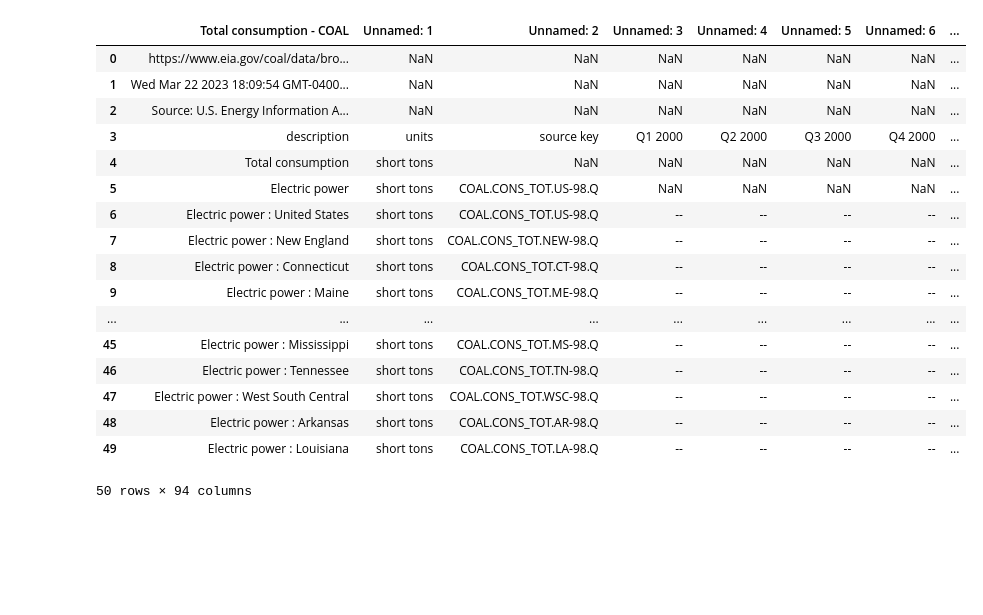
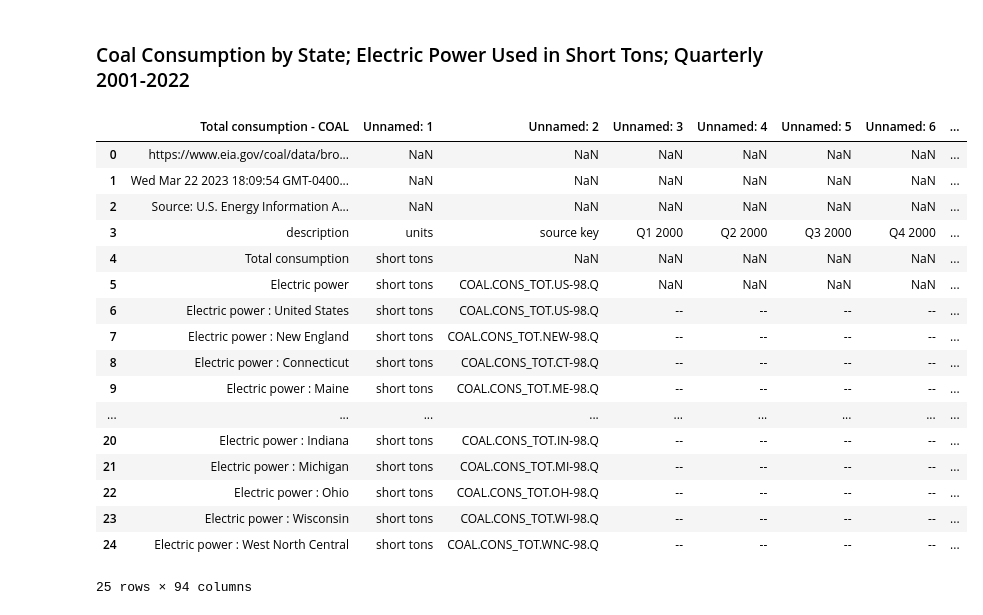
Before and after one commit to rohan-r-kulkarni/energy_analytics, a Jupyter notebook: climate_eda.ipynb, the cells around one changed output. Drawn from its saved outputs; the diff is of its cells as text; code cells hidden in the pictures; blank space fills up the shorter version.

```diff
--- a/climate_eda.ipynb
+++ b/climate_eda.ipynb
@@ -1,25 +1,27 @@
 # %%
 import numpy as np
 import pandas as pd
+# %% [markdown]
+<h3>Coal Consumption by State; Electric Power Used in Short Tons; Quarterly 2001-2022</h3>
 # %%
 coal = pd.read_csv("coal_consumption.csv")
-coal.head(50)
+coal.head(25)
 # %% [output]
 |  | Total consumption - COAL | Unnamed: 1 | Unnamed: 2 | Unnamed: 3 | Unnamed: 4 | Unnamed: 5 | Unnamed: 6 | ... |
 | 0 | https://www.eia.gov/coal/data/bro... | NaN | NaN | NaN | NaN | NaN | NaN | ... |
 | 1 | Wed Mar 22 2023 18:09:54 GMT-0400... | NaN | NaN | NaN | NaN | NaN | NaN | ... |
 | 2 | Source: U.S. Energy Information A... | NaN | NaN | NaN | NaN | NaN | NaN | ... |
 | 3 | description | units | source key | Q1 2000 | Q2 2000 | Q3 2000 | Q4 2000 | ... |
 | 4 | Total consumption | short tons | NaN | NaN | NaN | NaN | NaN | ... |
 | 5 | Electric power | short tons | COAL.CONS_TOT.US-98.Q | NaN | NaN | NaN | NaN | ... |
 | 6 | Electric power : United States | short tons | COAL.CONS_TOT.US-98.Q | -- | -- | -- | -- | ... |
 | 7 | Electric power : New England | short tons | COAL.CONS_TOT.NEW-98.Q | -- | -- | -- | -- | ... |
 | 8 | Electric power : Connecticut | short tons | COAL.CONS_TOT.CT-98.Q | -- | -- | -- | -- | ... |
 | 9 | Electric power : Maine | short tons | COAL.CONS_TOT.ME-98.Q | -- | -- | -- | -- | ... |
 | ... | ... | ... | ... | ... | ... | ... | ... | ... |
-| 45 | Electric power : Mississippi | short tons | COAL.CONS_TOT.MS-98.Q | -- | -- | -- | -- | ... |
-| 46 | Electric power : Tennessee | short tons | COAL.CONS_TOT.TN-98.Q | -- | -- | -- | -- | ... |
-| 47 | Electric power : West South Central | short tons | COAL.CONS_TOT.WSC-98.Q | -- | -- | -- | -- | ... |
-| 48 | Electric power : Arkansas | short tons | COAL.CONS_TOT.AR-98.Q | -- | -- | -- | -- | ... |
-| 49 | Electric power : Louisiana | short tons | COAL.CONS_TOT.LA-98.Q | -- | -- | -- | -- | ... |
+| 20 | Electric power : Indiana | short tons | COAL.CONS_TOT.IN-98.Q | -- | -- | -- | -- | ... |
+| 21 | Electric power : Michigan | short tons | COAL.CONS_TOT.MI-98.Q | -- | -- | -- | -- | ... |
+| 22 | Electric power : Ohio | short tons | COAL.CONS_TOT.OH-98.Q | -- | -- | -- | -- | ... |
+| 23 | Electric power : Wisconsin | short tons | COAL.CONS_TOT.WI-98.Q | -- | -- | -- | -- | ... |
+| 24 | Electric power : West North Central | short tons | COAL.CONS_TOT.WNC-98.Q | -- | -- | -- | -- | ... |
-50 rows × 94 columns
+25 rows × 94 columns
```
Also changed, not shown: parts of 14 cells of this notebook, 19 other files.
